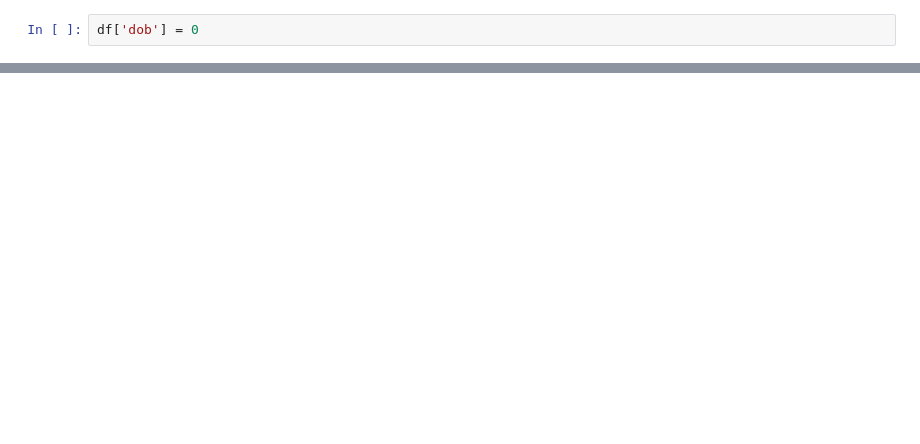
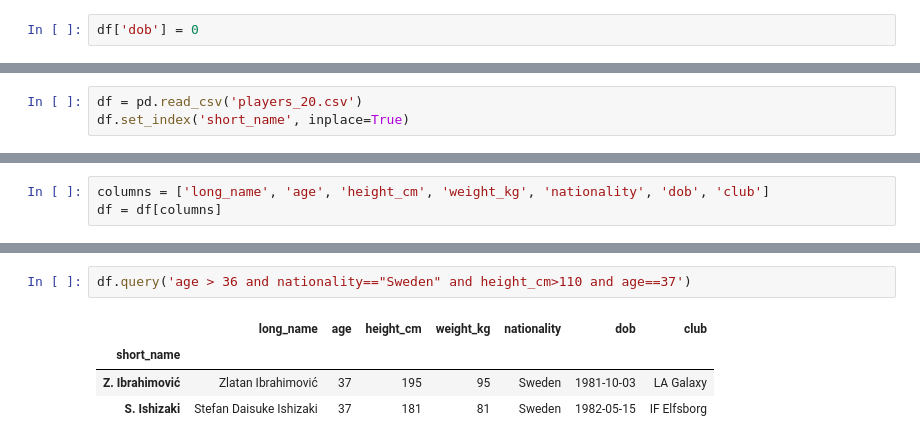
Before and after one commit to Stan-is-the-man/Data_science_bootcamp_2023, a Jupyter notebook: sd_data_extraction.ipynb, the cells around one changed output, grey strips where cells are left out. Cells and saved outputs as stored; diff of their text form; blank space fills up the shorter version.

Commit message:
'query()'

```diff
--- a/sd_data_extraction.ipynb
+++ b/sd_data_extraction.ipynb
@@ -504,0 +501,3 @@ df
+# %%
+df = pd.read_csv('players_20.csv')
+df.set_index('short_name', inplace=True)
@@ -504,0 +506,3 @@ df
+# %%
+columns = ['long_name', 'age', 'height_cm', 'weight_kg', 'nationality', 'dob', 'club']
+df = df[columns]
@@ -504,0 +599,7 @@ df
+# %%
+df.query('age > 36 and nationality=="Sweden" and height_cm>110 and age==37')
+# %% [output]
+|  | long_name | age | height_cm | weight_kg | nationality | dob | club |
+| short_name |  |  |  |  |  |  |  |
+| Z. Ibrahimović | Zlatan Ibrahimović | 37 | 195 | 95 | Sweden | 1981-10-03 | LA Galaxy |
+| S. Ishizaki | Stefan Daisuke Ishizaki | 37 | 181 | 81 | Sweden | 1982-05-15 | IF Elfsborg |
```
Also changed, not shown: parts of 12 cells of this notebook.
